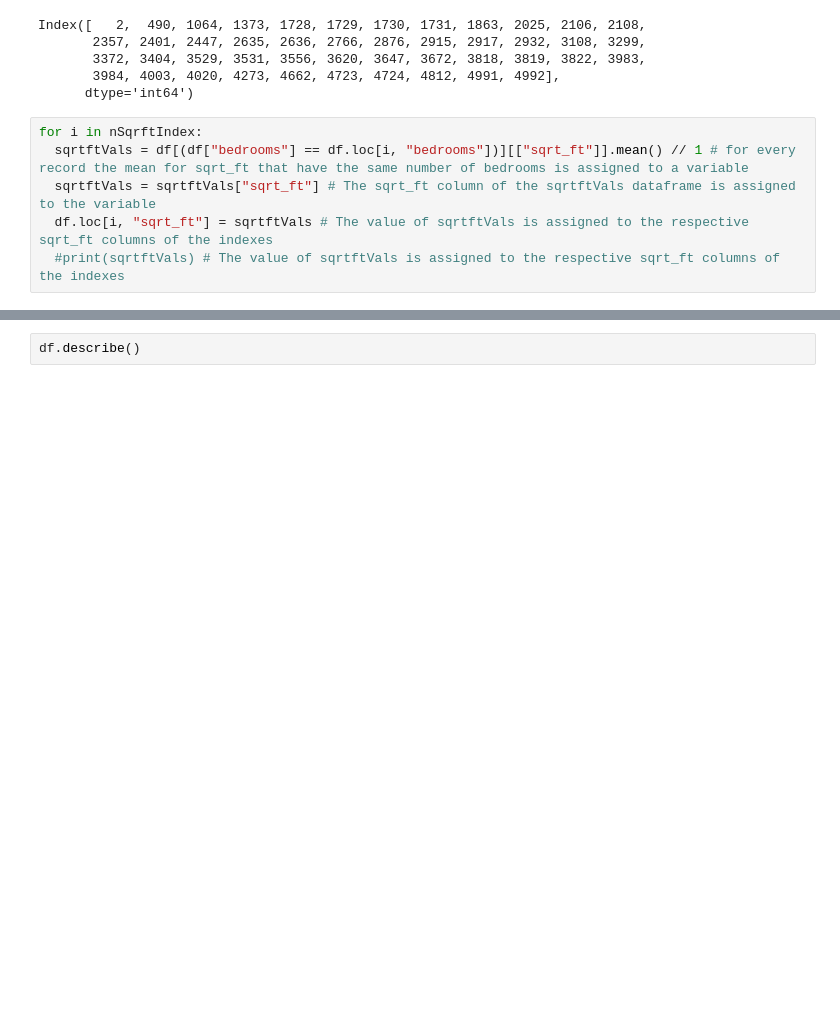
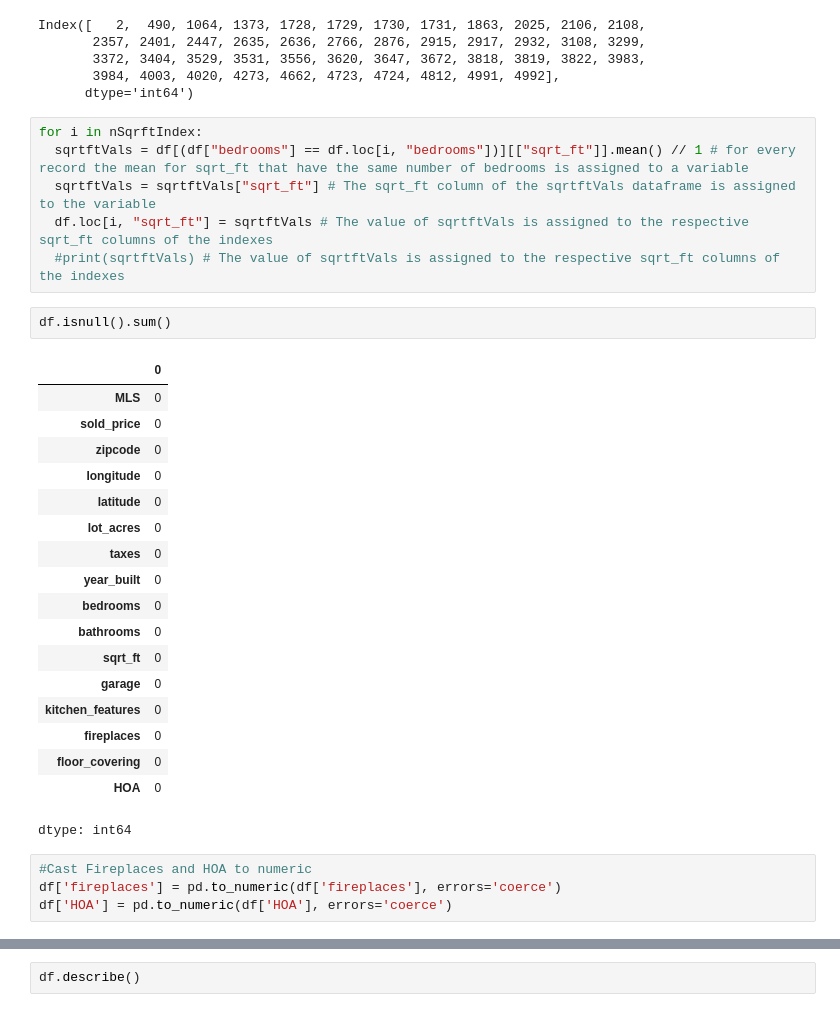
Before and after one commit to SmithAdjei8/DS_Proj_1_Hosue_Data, a Jupyter notebook: Raw_House_Data_Project_Smith.ipynb, the cells around one changed output, grey strips where cells are left out. Cells and saved outputs as stored; diff of their text form; blank space fills up the shorter version.

```diff
--- a/Raw_House_Data_Project_Smith.ipynb
+++ b/Raw_House_Data_Project_Smith.ipynb
@@ -185,3 +188,28 @@ for i in nSqrftIndex:
   sqrtftVals = sqrtftVals["sqrt_ft"] # The sqrt_ft column of the sqrtftVals dataframe is assigned to the variable
   df.loc[i, "sqrt_ft"] = sqrtftVals # The value of sqrtftVals is assigned to the respective sqrt_ft columns of the indexes
   #print(sqrtftVals) # The value of sqrtftVals is assigned to the respective sqrt_ft columns of the indexes
+# %%
+df.isnull().sum()
+# %% [output]
+|  | 0 |
+| MLS | 0 |
+| sold_price | 0 |
+| zipcode | 0 |
+| longitude | 0 |
+| latitude | 0 |
+| lot_acres | 0 |
+| taxes | 0 |
+| year_built | 0 |
+| bedrooms | 0 |
+| bathrooms | 0 |
+| sqrt_ft | 0 |
+| garage | 0 |
+| kitchen_features | 0 |
+| fireplaces | 0 |
+| floor_covering | 0 |
+| HOA | 0 |
+dtype: int64
+# %%
+#Cast Fireplaces and HOA to numeric
+df['fireplaces'] = pd.to_numeric(df['fireplaces'], errors='coerce')
+df['HOA'] = pd.to_numeric(df['HOA'], errors='coerce')
```
Also changed, not shown: parts of 10 cells of this notebook, 5 other files.
